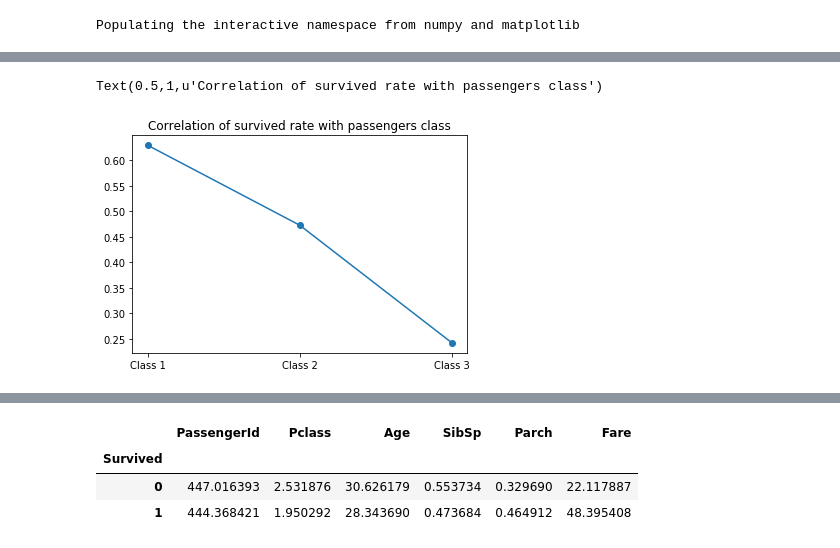
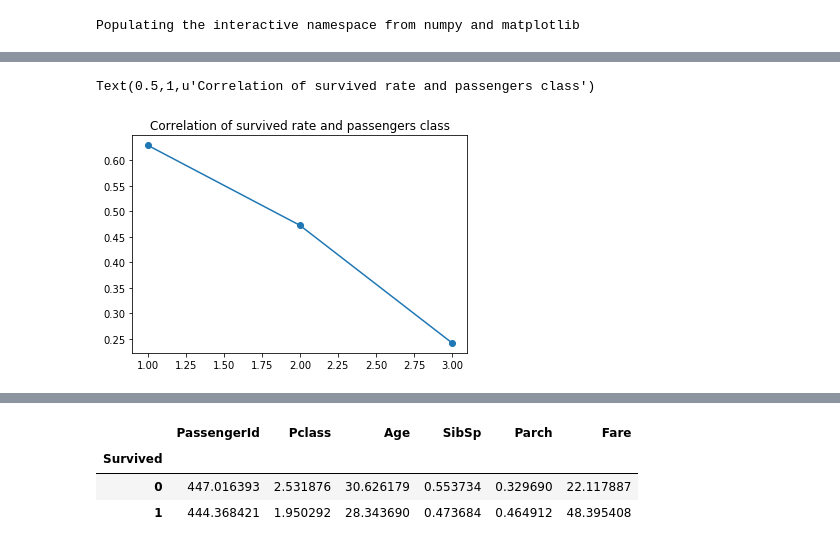
Before and after one commit to lifen-sjtu/titanic-data-analysis, a Jupyter notebook: titanic.ipynb, the cells around one changed output, grey strips where cells are left out. Drawn from its saved outputs; the diff is of its cells as text; code cells hidden in the pictures.

Commit message:
Modify the plot implementation

```diff
--- a/titanic.ipynb
+++ b/titanic.ipynb
@@ -25,15 +33,14 @@ num_survived = titanic['Survived'].sum()
 # %%
 ################################
 #  1.correlation bertween survived rate and Pclass
 ################################
-x_names = ['Class 1','Class 2','Class 3']
-x = np.arange(len(x_names))
+
 num_passengers_by_pclass = titanic.groupby('Pclass').count()['PassengerId']
 num_surived_by_pclass = titanic.groupby('Pclass').sum()['Survived']
 survived_rate_pclass = num_surived_by_pclass / num_passengers_by_pclass
-plt.plot(x,survived_rate_pclass,marker='o')
-plt.xticks(x,x_names)
-plt.title('Correlation of survived rate with passengers class')
+plt.plot(survived_rate_pclass,marker='o')
+# survived_rate_pclass.plot()
+plt.title('Correlation of survived rate and passengers class')
 # %% [output]
-Text(0.5,1,u'Correlation of survived rate with passengers class')
+Text(0.5,1,u'Correlation of survived rate and passengers class')
-[figure, old version]
+[figure, new version]
```
Also changed, not shown: parts of 14 cells of this notebook.
